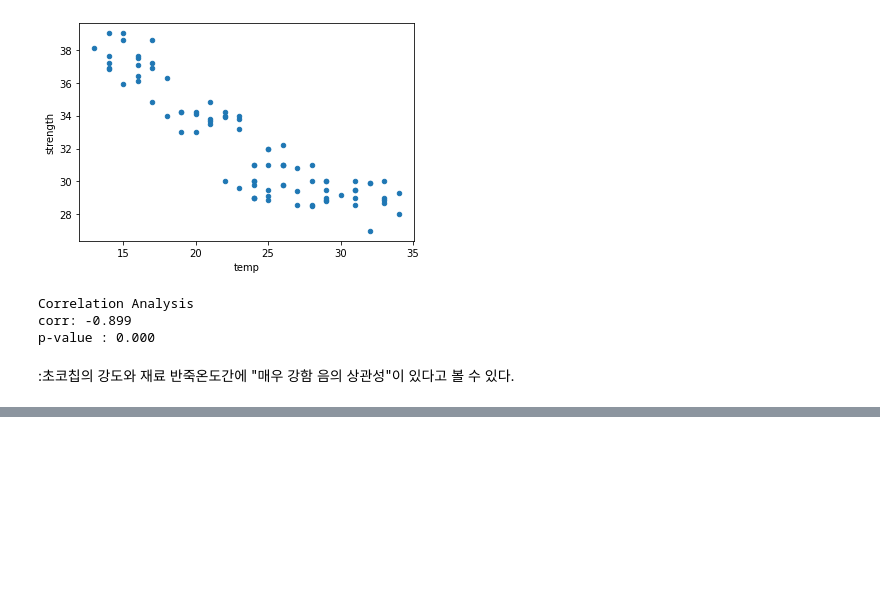
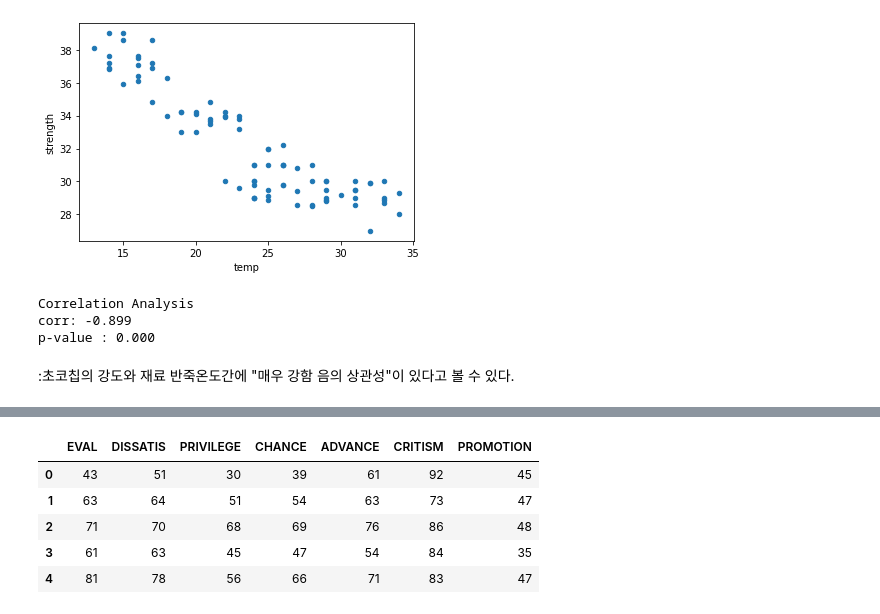
Before and after one commit to juno1028/Postech_Academy, a Jupyter notebook: Practice/Day8(20.11.11.).ipynb, the cells around one changed output, grey strips where cells are left out. Saved outputs shown, nothing was run; the diff lists cells and outputs as text; code cells hidden in the pictures; blank space fills up the shorter version.

```diff
--- a/Practice/Day8(20.11.11.).ipynb
+++ b/Practice/Day8(20.11.11.).ipynb
@@ -174,0 +220,10 @@ p-value : 0.000
+# %%
+df = pd.read_csv("/home/piai/test/Practice/data/직무능력평가.csv", engine="python")
+df.head()
+# %% [output]
+|  | EVAL | DISSATIS | PRIVILEGE | CHANCE | ADVANCE | CRITISM | PROMOTION |
+| 0 | 43 | 51 | 30 | 39 | 61 | 92 | 45 |
+| 1 | 63 | 64 | 51 | 54 | 63 | 73 | 47 |
+| 2 | 71 | 70 | 68 | 69 | 76 | 86 | 48 |
+| 3 | 61 | 63 | 45 | 47 | 54 | 84 | 35 |
+| 4 | 81 | 78 | 56 | 66 | 71 | 83 | 47 |
```
Also changed, not shown: parts of 6 cells of this notebook, 10 other files.
